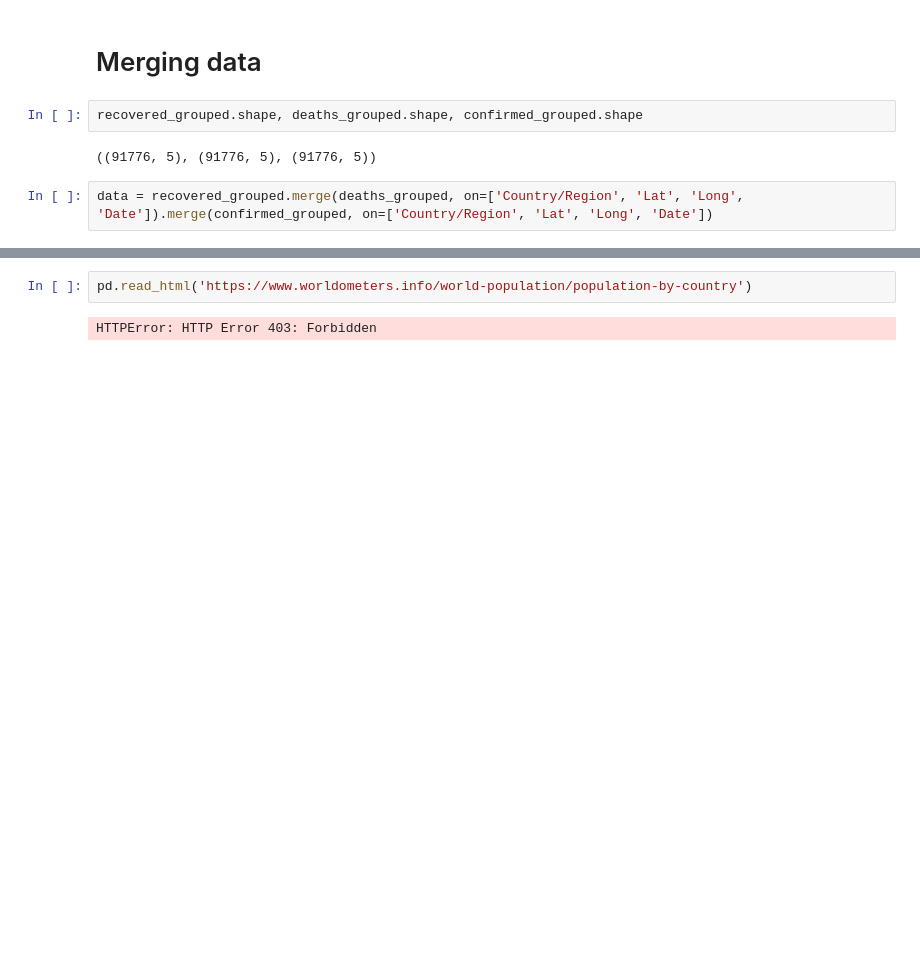
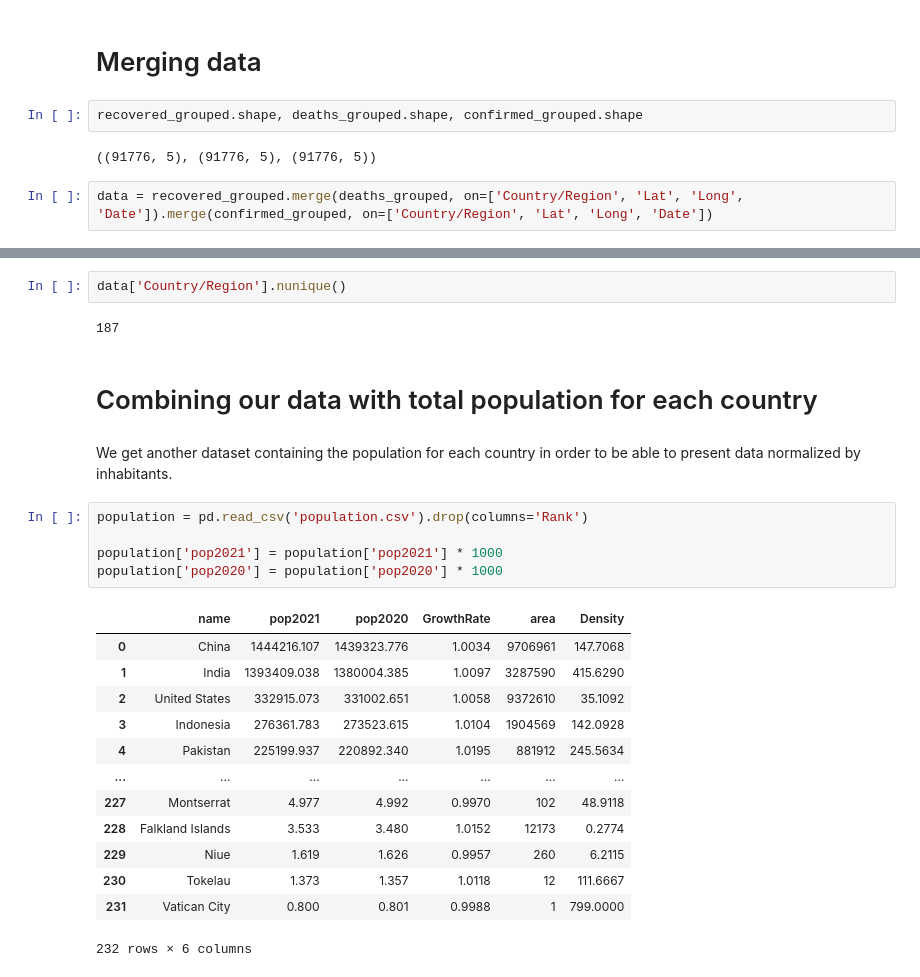
Before and after one commit to tomasaltilio/covid19_dashboard, a Jupyter notebook: Preprocessing Notebook.ipynb, the cells around one changed output, grey strips where cells are left out. Cells and saved outputs as stored; diff of their text form; blank space fills up the shorter version.

Commit message:
First approach at the population csv

```diff
--- a/Preprocessing Notebook.ipynb
+++ b/Preprocessing Notebook.ipynb
@@ -112,4 +112,27 @@ data.sample(5)
-# %%
-pd.read_html('https://www.worldometers.info/world-population/population-by-country')
-# %% [output]
-HTTPError: HTTP Error 403: Forbidden
+# %%
+data['Country/Region'].nunique()
+# %% [output]
+187
+# %% [markdown]
+# Combining our data with total population for each country
+# %% [markdown]
+We get another dataset containing the population for each country in order to be able to present data normalized by inhabitants.
+# %%
+population = pd.read_csv('population.csv').drop(columns='Rank')
+
+population['pop2021'] = population['pop2021'] * 1000
+population['pop2020'] = population['pop2020'] * 1000
+# %% [output]
+|  | name | pop2021 | pop2020 | GrowthRate | area | Density |
+| 0 | China | 1444216.107 | 1439323.776 | 1.0034 | 9706961 | 147.7068 |
+| 1 | India | 1393409.038 | 1380004.385 | 1.0097 | 3287590 | 415.6290 |
+| 2 | United States | 332915.073 | 331002.651 | 1.0058 | 9372610 | 35.1092 |
+| 3 | Indonesia | 276361.783 | 273523.615 | 1.0104 | 1904569 | 142.0928 |
+| 4 | Pakistan | 225199.937 | 220892.340 | 1.0195 | 881912 | 245.5634 |
+| ... | ... | ... | ... | ... | ... | ... |
+| 227 | Montserrat | 4.977 | 4.992 | 0.9970 | 102 | 48.9118 |
+| 228 | Falkland Islands | 3.533 | 3.480 | 1.0152 | 12173 | 0.2774 |
+| 229 | Niue | 1.619 | 1.626 | 0.9957 | 260 | 6.2115 |
+| 230 | Tokelau | 1.373 | 1.357 | 1.0118 | 12 | 111.6667 |
+| 231 | Vatican City | 0.800 | 0.801 | 0.9988 | 1 | 799.0000 |
+232 rows × 6 columns
```
Also changed, not shown: parts of 3 cells of this notebook.
